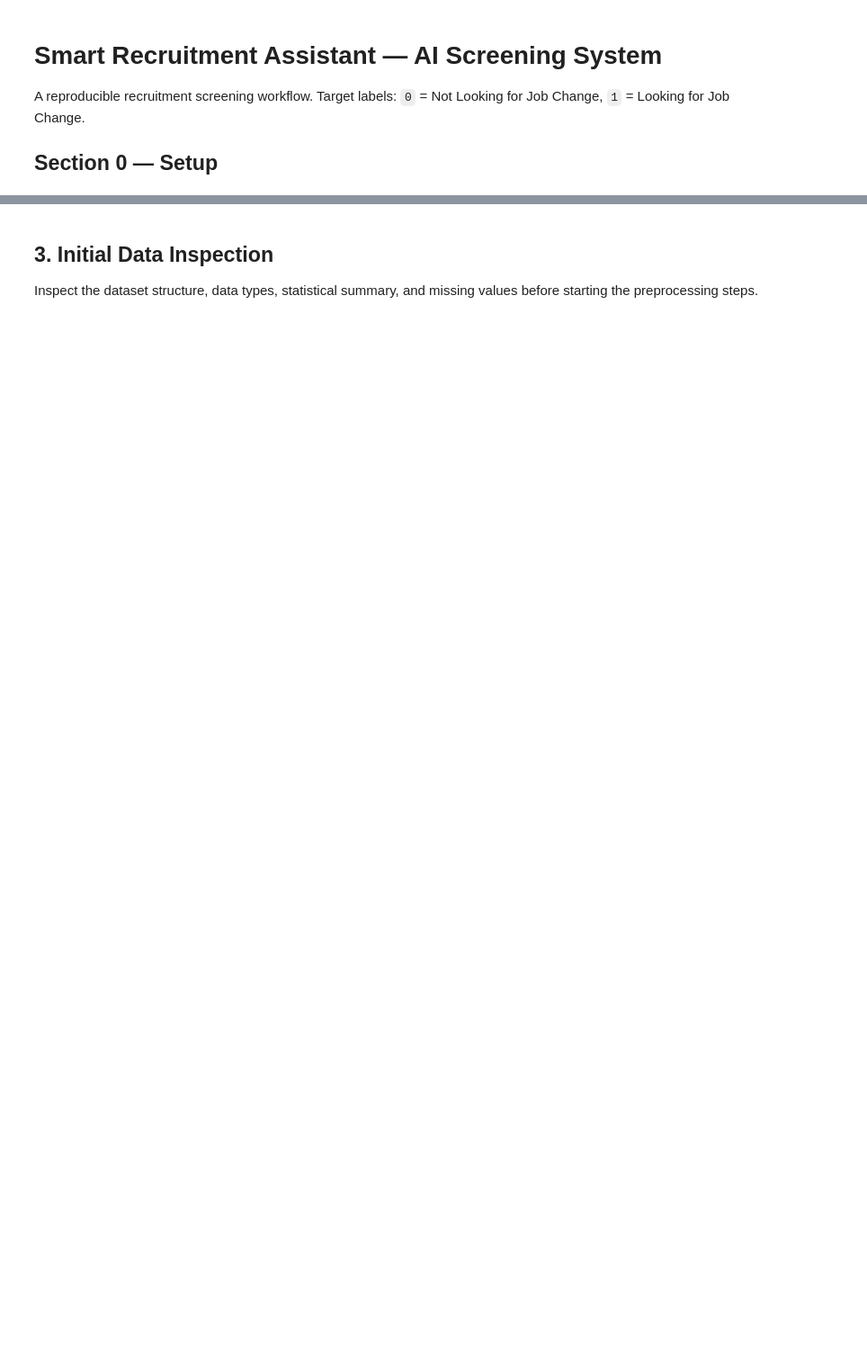
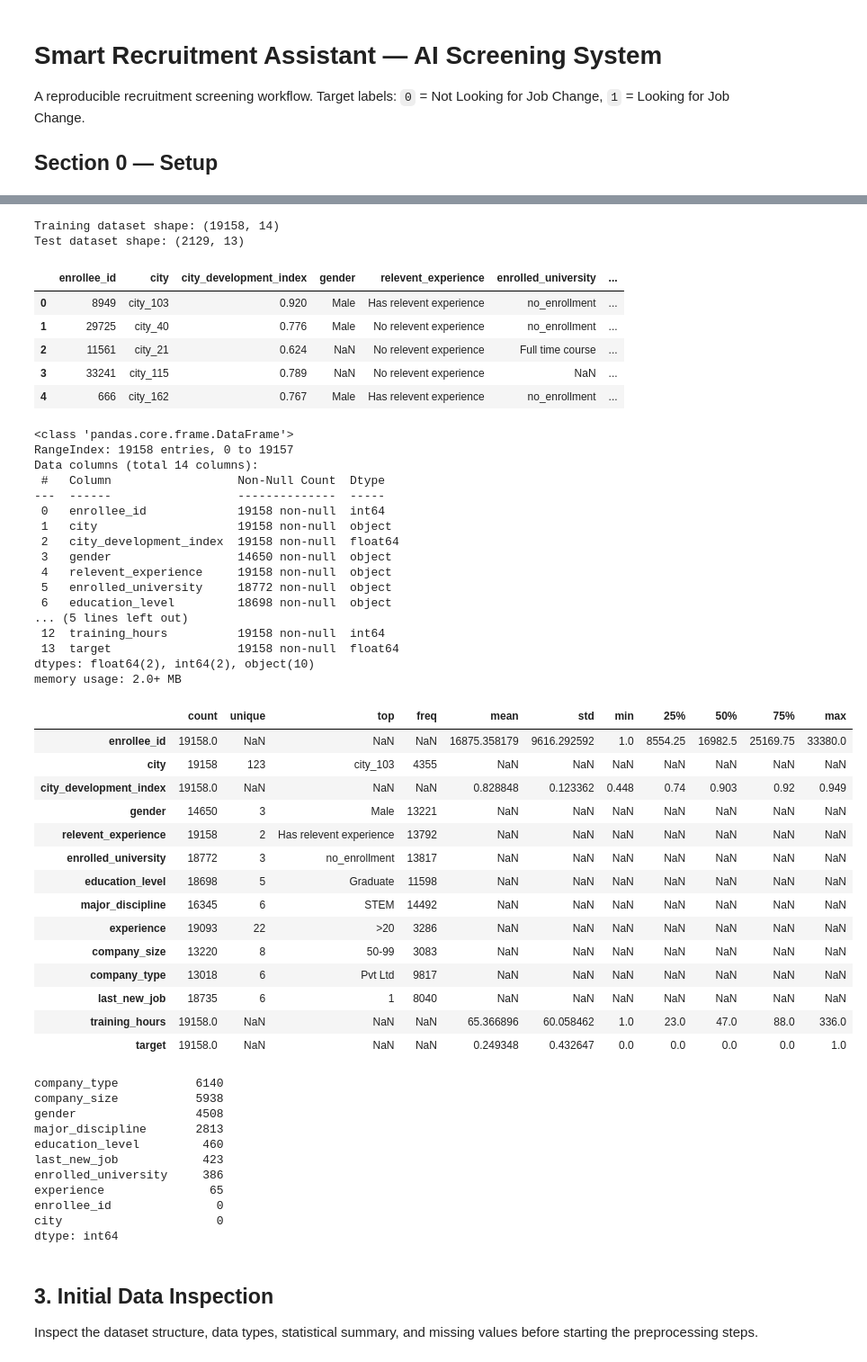
Before and after one commit to sheroukyehia21/Smart-Recruitment-Assistant, a Jupyter notebook: notebooks/Smart_Recruitment_Assistant_Final.ipynb, the cells around one changed output, grey strips where cells are left out. Shown at 90% size. Drawn from its saved outputs; the diff is of its cells as text; code cells hidden in the pictures; blank space fills up the shorter version.

```diff
--- a/notebooks/Smart_Recruitment_Assistant_Final.ipynb
+++ b/notebooks/Smart_Recruitment_Assistant_Final.ipynb
@@ -30,13 +32,66 @@ Load the training dataset that contains the target variable.
 # %%
-## Section 1 — Data Understanding
-
 DATA_PATH = PROJECT_ROOT / "data" / "aug_train.csv"
+TEST_DATA_PATH = PROJECT_ROOT / "data" / "aug_test.csv"
 df = pd.read_csv(DATA_PATH)
-print("Dataset shape:", df.shape)
+test_df = pd.read_csv(TEST_DATA_PATH)
+print("Training dataset shape:", df.shape)
+print("Test dataset shape:", test_df.shape)
 display(df.head())
 df.info()
 display(df.describe(include="all").T)
 display(df.isna().sum().sort_values(ascending=False).head(10))
+# %% [output]
+Training dataset shape: (19158, 14)
+Test dataset shape: (2129, 13)
+|  | enrollee_id | city | city_development_index | gender | relevent_experience | enrolled_university | ... |
+| 0 | 8949 | city_103 | 0.920 | Male | Has relevent experience | no_enrollment | ... |
+| 1 | 29725 | city_40 | 0.776 | Male | No relevent experience | no_enrollment | ... |
+| 2 | 11561 | city_21 | 0.624 | NaN | No relevent experience | Full time course | ... |
+| 3 | 33241 | city_115 | 0.789 | NaN | No relevent experience | NaN | ... |
+| 4 | 666 | city_162 | 0.767 | Male | Has relevent experience | no_enrollment | ... |
+<class 'pandas.core.frame.DataFrame'>
+RangeIndex: 19158 entries, 0 to 19157
+Data columns (total 14 columns):
+ #   Column                  Non-Null Count  Dtype
+---  ------                  --------------  -----
+ 0   enrollee_id             19158 non-null  int64
+ 1   city                    19158 non-null  object
+ 2   city_development_index  19158 non-null  float64
+ 3   gender                  14650 non-null  object
+ 4   relevent_experience     19158 non-null  object
+ 5   enrolled_university     18772 non-null  object
+ 6   education_level         18698 non-null  object
+... (5 lines left out)
+ 12  training_hours          19158 non-null  int64
+ 13  target                  19158 non-null  float64
+dtypes: float64(2), int64(2), object(10)
+memory usage: 2.0+ MB
+|  | count | unique | top | freq | mean | std | min | 25% | 50% | 75% | max |
+| enrollee_id | 19158.0 | NaN | NaN | NaN | 16875.358179 | 9616.292592 | 1.0 | 8554.25 | 16982.5 | 25169.75 | 33380.0 |
+| city | 19158 | 123 | city_103 | 4355 | NaN | NaN | NaN | NaN | NaN | NaN | NaN |
+| city_development_index | 19158.0 | NaN | NaN | NaN | 0.828848 | 0.123362 | 0.448 | 0.74 | 0.903 | 0.92 | 0.949 |
+| gender | 14650 | 3 | Male | 13221 | NaN | NaN | NaN | NaN | NaN | NaN | NaN |
+| relevent_experience | 19158 | 2 | Has relevent experience | 13792 | NaN | NaN | NaN | NaN | NaN | NaN | NaN |
+| enrolled_university | 18772 | 3 | no_enrollment | 13817 | NaN | NaN | NaN | NaN | NaN | NaN | NaN |
+| education_level | 18698 | 5 | Graduate | 11598 | NaN | NaN | NaN | NaN | NaN | NaN | NaN |
+| major_discipline | 16345 | 6 | STEM | 14492 | NaN | NaN | NaN | NaN | NaN | NaN | NaN |
+| experience | 19093 | 22 | >20 | 3286 | NaN | NaN | NaN | NaN | NaN | NaN | NaN |
+| company_size | 13220 | 8 | 50-99 | 3083 | NaN | NaN | NaN | NaN | NaN | NaN | NaN |
+| company_type | 13018 | 6 | Pvt Ltd | 9817 | NaN | NaN | NaN | NaN | NaN | NaN | NaN |
+| last_new_job | 18735 | 6 | 1 | 8040 | NaN | NaN | NaN | NaN | NaN | NaN | NaN |
+| training_hours | 19158.0 | NaN | NaN | NaN | 65.366896 | 60.058462 | 1.0 | 23.0 | 47.0 | 88.0 | 336.0 |
+| target | 19158.0 | NaN | NaN | NaN | 0.249348 | 0.432647 | 0.0 | 0.0 | 0.0 | 0.0 | 1.0 |
+company_type           6140
+company_size           5938
+gender                 4508
+major_discipline       2813
+education_level         460
+last_new_job            423
+enrolled_university     386
+experience               65
+enrollee_id               0
+city                      0
+dtype: int64
 # %% [markdown]
 ## 3. Initial Data Inspection
 
```
Also changed, not shown: parts of 55 cells of this notebook, 2 other files.
